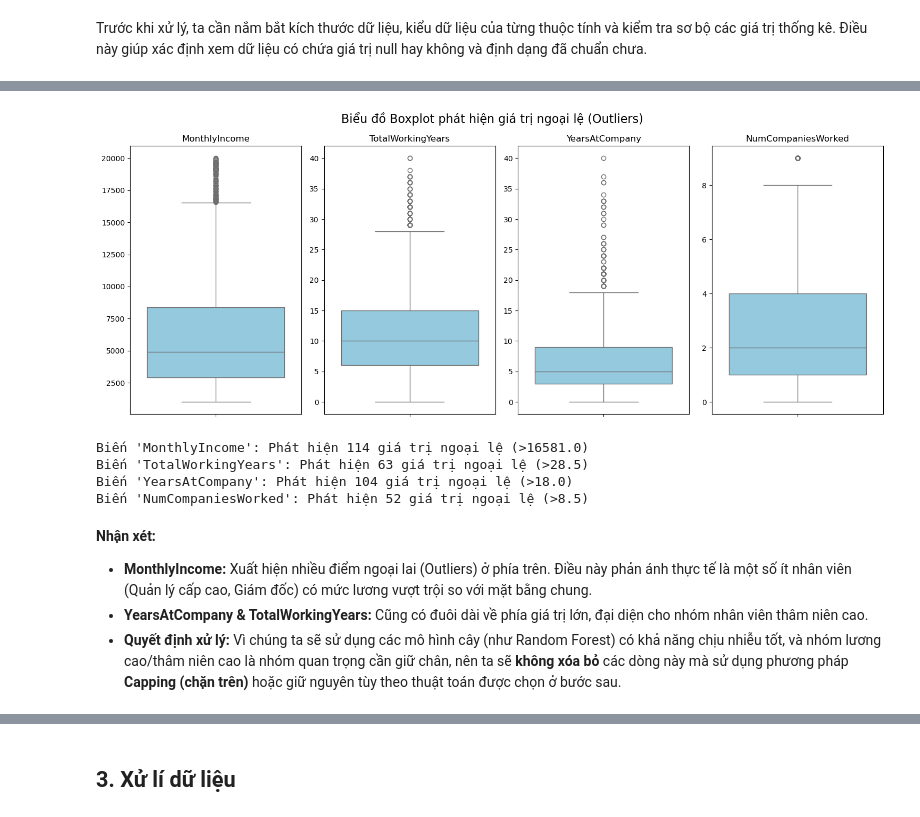
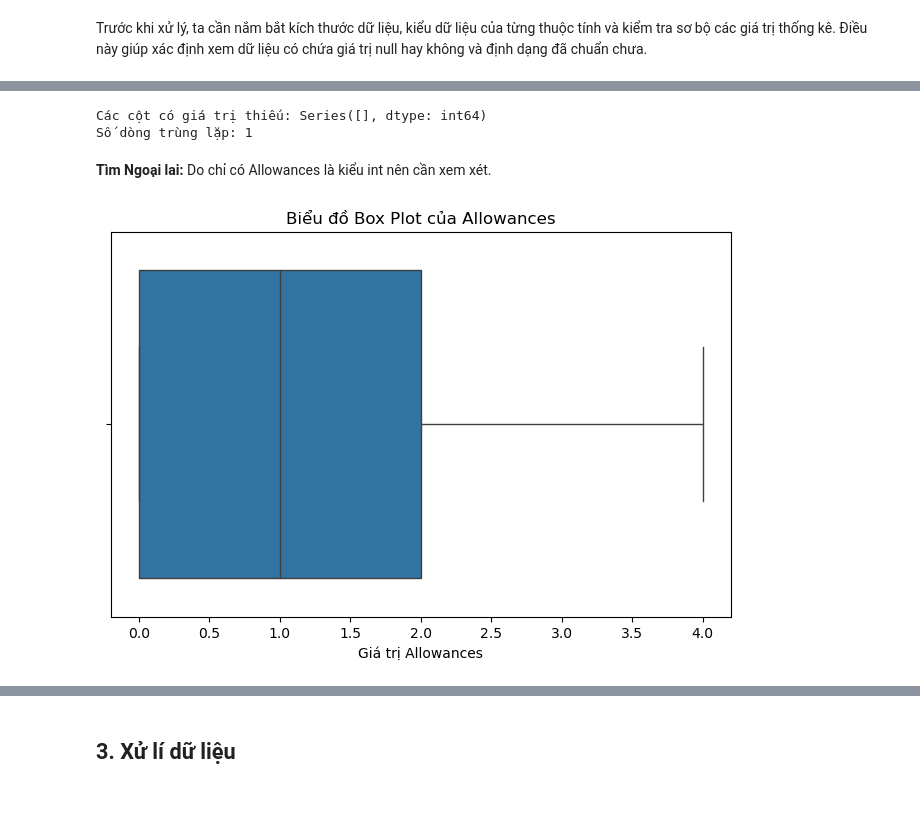
Before and after one commit to TonOfWeight072501/sgu_kpdl, a Jupyter notebook: CUOI_KY/Feature/Feature_full.ipynb, the cells around one changed output, grey strips where cells are left out. Saved outputs shown, nothing was run; the diff lists cells and outputs as text; code cells hidden in the pictures.

Commit message:
Feature Sửa đổi theo data mới

```diff
--- a/CUOI_KY/Feature/Feature_full.ipynb
+++ b/CUOI_KY/Feature/Feature_full.ipynb
@@ -128,38 +134,20 @@ Trước khi đi vào xử lý chi tiết, nhóm tiến hành kiểm tra phân p
-# %%
-#TODO 4: Phân phối và phát hiện ngoại lai
-# Chọn các biến định lượng liên tục (Continuous variables)
-# Đây là các biến thường có outlier
-continuous_vars = ['MonthlyIncome', 'TotalWorkingYears', 'YearsAtCompany', 'NumCompaniesWorked']
-
-# Vẽ biểu đồ Boxplot để trực quan hóa Outliers
-plt.figure(figsize=(15, 6))
-plt.suptitle("Biểu đồ Boxplot phát hiện giá trị ngoại lệ (Outliers)", fontsize=16)
-
-for i, col in enumerate(continuous_vars):
-    plt.subplot(1, 4, i+1)
-    sns.boxplot(y=df[col], color='skyblue')
-    plt.title(col)
-    plt.ylabel('')
-
-plt.tight_layout()
-plt.show()
-
-# Tính toán số lượng Outlier dựa trên IQR (để đưa vào báo cáo)
-for col in continuous_vars:
-    Q1 = df[col].quantile(0.25)
-    Q3 = df[col].quantile(0.75)
-    IQR = Q3 - Q1
-    upper_bound = Q3 + 1.5 * IQR
-    outliers_count = df[df[col] > upper_bound].shape[0]
-    print(f"Biến '{col}': Phát hiện {outliers_count} giá trị ngoại lệ (>{upper_bound})")
-# %% [output]
-[figure, removed]
-Biến 'MonthlyIncome': Phát hiện 114 giá trị ngoại lệ (>16581.0)
-Biến 'TotalWorkingYears': Phát hiện 63 giá trị ngoại lệ (>28.5)
-Biến 'YearsAtCompany': Phát hiện 104 giá trị ngoại lệ (>18.0)
-Biến 'NumCompaniesWorked': Phát hiện 52 giá trị ngoại lệ (>8.5)
-# %% [markdown]
-**Nhận xét:**
-* **MonthlyIncome:** Xuất hiện nhiều điểm ngoại lai (Outliers) ở phía trên. Điều này phản ánh thực tế là một số ít nhân viên (Quản lý cấp cao, Giám đốc) có mức lương vượt trội so với mặt bằng chung.
-* **YearsAtCompany & TotalWorkingYears:** Cũng có đuôi dài về phía giá trị lớn, đại diện cho nhóm nhân viên thâm niên cao.
-* **Quyết định xử lý:** Vì chúng ta sẽ sử dụng các mô hình cây (như Random Forest) có khả năng chịu nhiễu tốt, và nhóm lương cao/thâm niên cao là nhóm quan trọng cần giữ chân, nên ta sẽ **không xóa bỏ** các dòng này mà sử dụng phương pháp **Capping (chặn trên)** hoặc giữ nguyên tùy theo thuật toán được chọn ở bước sau.
+# %%
+df = df.drop('ID', axis=1)
+
+missing_values = df.isnull().sum()
+print("Các cột có giá trị thiếu:",missing_values[missing_values > 0])
+
+print(f"Số dòng trùng lặp: {df.duplicated().sum()}")
+# %% [output]
+Các cột có giá trị thiếu: Series([], dtype: int64)
+Số dòng trùng lặp: 1
+# %% [markdown]
+**Tìm Ngoại lai:** Do chỉ có Allowances là kiểu int nên cần xem xét.
+# %%
+plt.figure(figsize=(8, 5))
+sns.boxplot(x=df['Allowances'])
+plt.title('Biểu đồ Box Plot của Allowances')
+plt.xlabel('Giá trị Allowances')
+plt.show()
+# %% [output]
+[figure, added]
```
Also changed, not shown: parts of 61 cells of this notebook, 6 other files.
